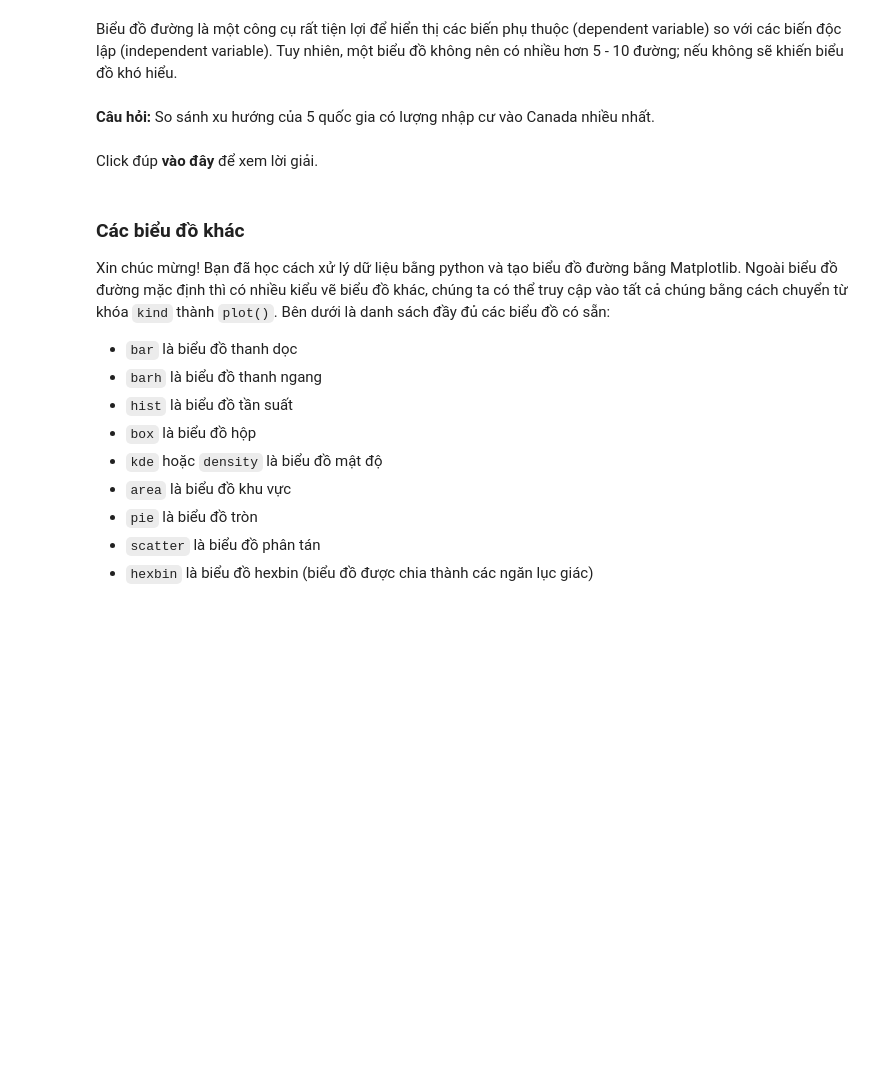
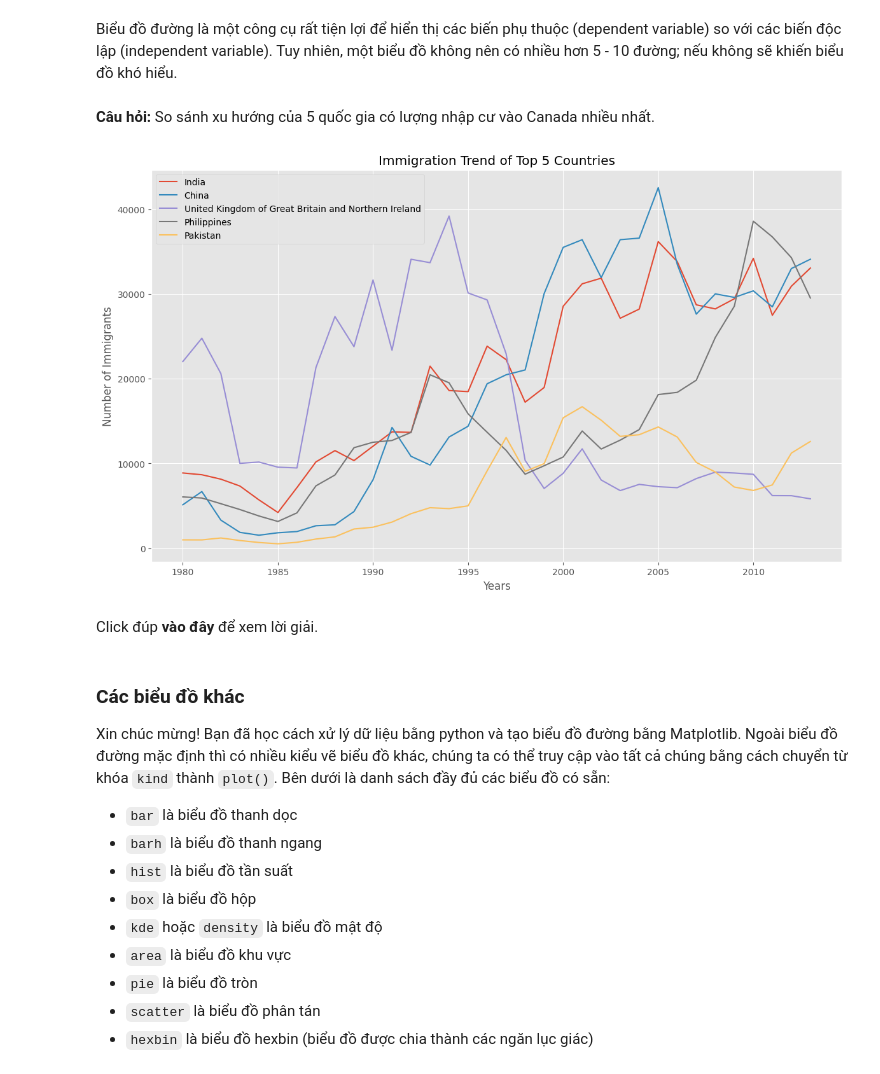
Before and after one commit to dangindev/FUNIX-DataScience, a Jupyter notebook: DSP302x_1.2-A_VN/Labs/VN_Lab 8.1-Introduction-to-Matplotlib-and-Line-Plots.ipynb, the cells around one changed output. Drawn from its saved outputs; the diff is of its cells as text; code cells hidden in the pictures; blank space fills up the shorter version.

```diff
--- a/DSP302x_1.2-A_VN/Labs/VN_Lab 8.1-Introduction-to-Matplotlib-and-Line-Plots.ipynb
+++ b/DSP302x_1.2-A_VN/Labs/VN_Lab 8.1-Introduction-to-Matplotlib-and-Line-Plots.ipynb
@@ -465,3 +768,17 @@ Biểu đồ đường là một công cụ rất tiện lợi để hiển th
+# %%
+### type your answer here
+
+five_most = df_can["Total"].sort_values(ascending=False).head(5).index.values
+df_five_most = df_can.loc[five_most, years].transpose()
+df_five_most.plot(kind="line", figsize=(14, 8))
+
+plt.title("Immigration Trend of Top 5 Countries")
+plt.ylabel("Number of Immigrants")
+plt.xlabel("Years")
+
+plt.show()
+# %% [output]
+[figure, added]
 # %% [markdown]
 Click đúp **vào đây** để xem lời giải.
 
```
Also changed, not shown: parts of 38 cells of this notebook, 1 other file.
